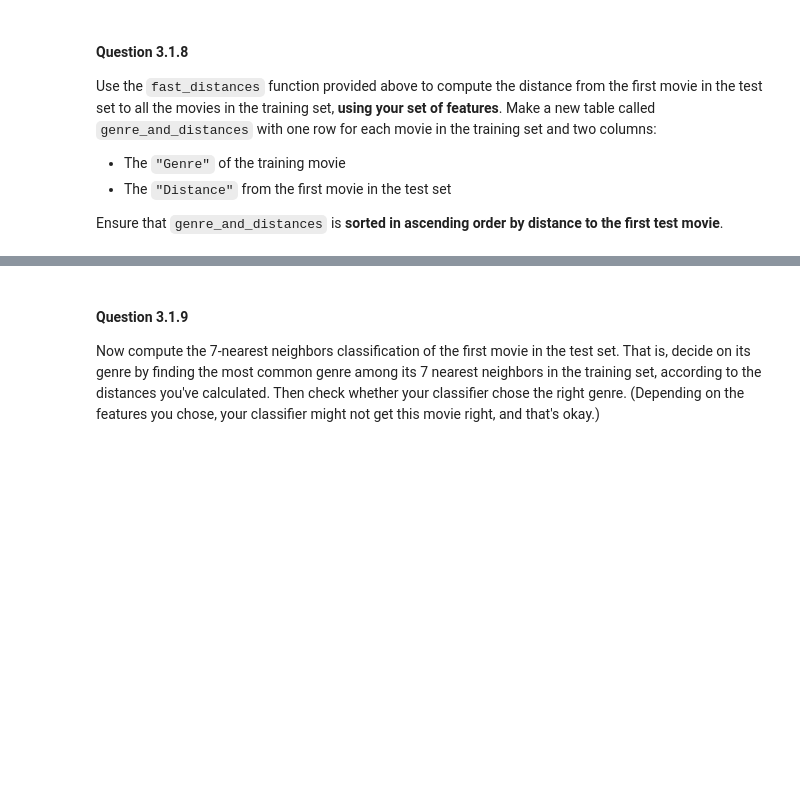
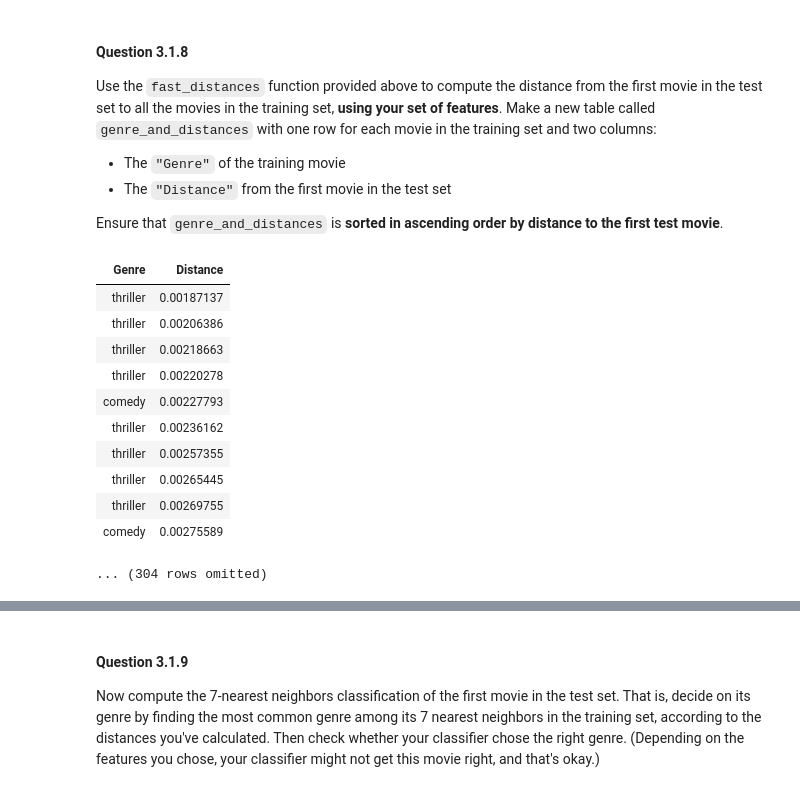
Before and after one commit to ddl29/ds-final-project, a Jupyter notebook: project3/student/project3.ipynb, the cells around one changed output, grey strips where cells are left out. Saved outputs shown, nothing was run; the diff lists cells and outputs as text; code cells hidden in the pictures; blank space fills up the shorter version.

```diff
--- a/project3/student/project3.ipynb
+++ b/project3/student/project3.ipynb
@@ -644,7 +718,7 @@ name: q3_1_6
 # %%
 # Set my_20_features to an array of 20 features (strings that are column labels)
 
-my_features = ...
+my_features = make_array("i", "am", "why", "so", "stab", "level", "gwen", "sort", "interpret", "tower", "stiff", "comedian", "stage", "bride", "problem", "jail", "grab", "error", "risk", "memor")
 
 # Select the 20 features of interest from both the train and test sets
 train_my_features = train_movies.select(my_features)
@@ -717,2 +796,24 @@ genre_and_distances
+# %%
+distances = fast_distances(test_my_features.row(0), train_my_features)
+
+genre_and_distances = Table().with_columns(
+    "Genre", train_movies.column("Genre"),
+    "Distance", distances
+).sort("Distance")
+
+genre_and_distances
+# %% [output]
+| Genre | Distance |
+| thriller | 0.00187137 |
+| thriller | 0.00206386 |
+| thriller | 0.00218663 |
+| thriller | 0.00220278 |
+| comedy | 0.00227793 |
+| thriller | 0.00236162 |
+| thriller | 0.00257355 |
+| thriller | 0.00265445 |
+| thriller | 0.00269755 |
+| comedy | 0.00275589 |
+... (304 rows omitted)
 # %%
 grader.check("q3_1_8")
```
Also changed, not shown: parts of 51 cells of this notebook, 1 other file.
